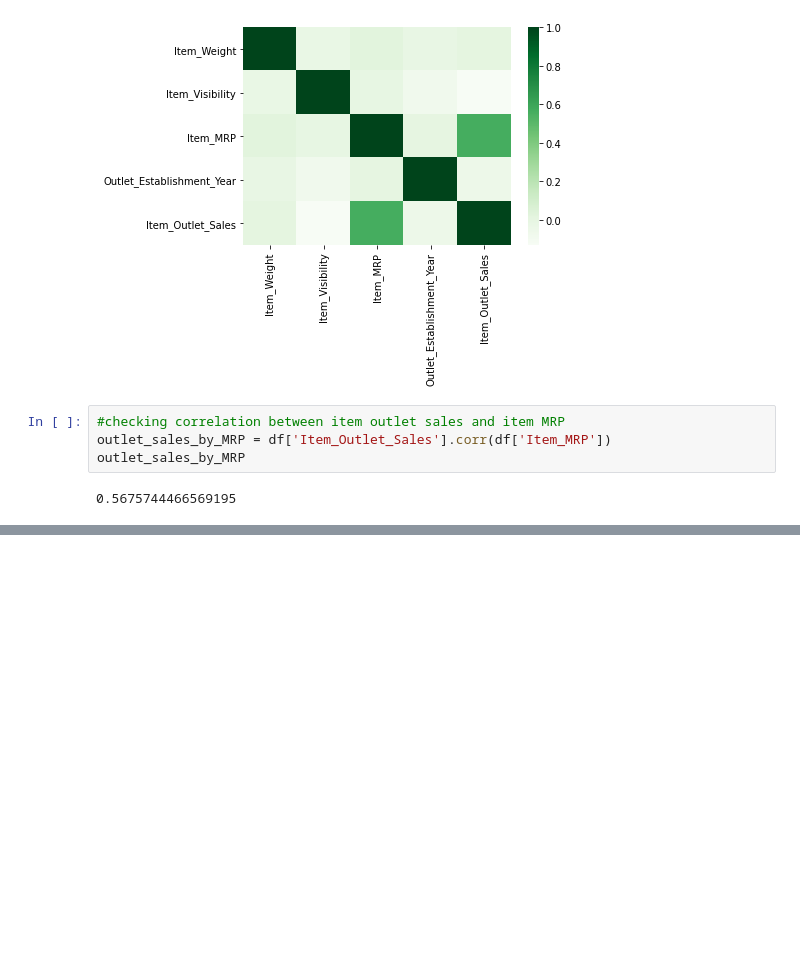
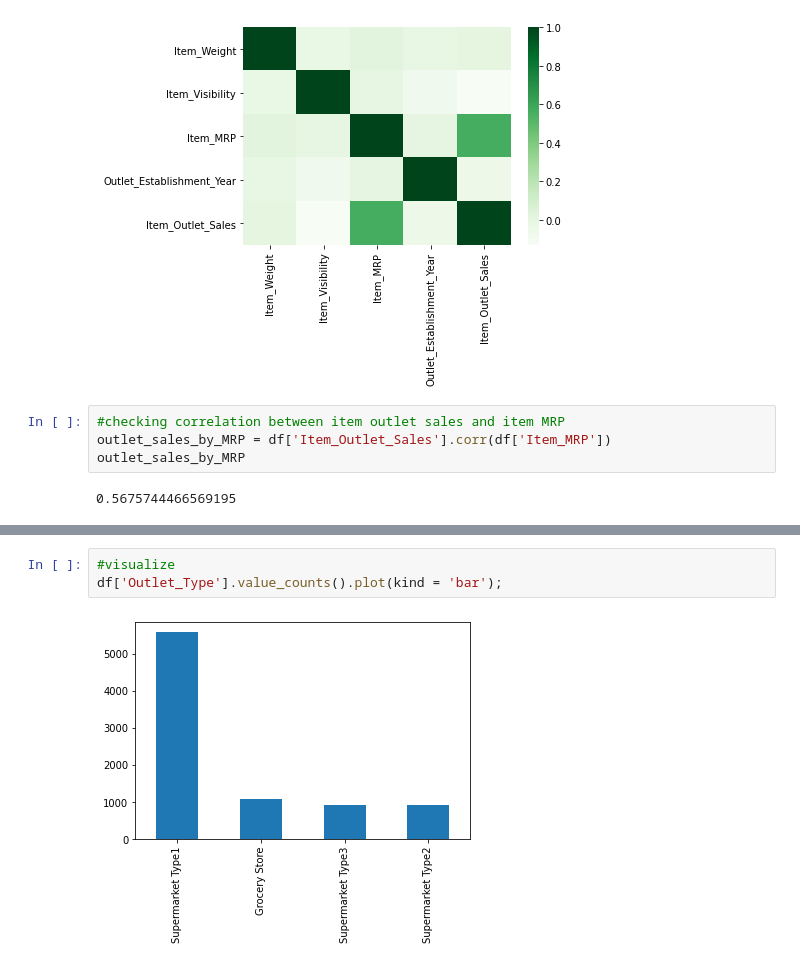
Before and after one commit to v-3sg/sales_predictions, a Jupyter notebook: sales_predictions.ipynb, the cells around one changed output, grey strips where cells are left out. Drawn from its saved outputs; the diff is of its cells as text; blank space fills up the shorter version.

```diff
--- a/sales_predictions.ipynb
+++ b/sales_predictions.ipynb
@@ -275,0 +364,5 @@ outlet_sales_by_MRP
+# %%
+#visualize
+df['Outlet_Type'].value_counts().plot(kind = 'bar');
+# %% [output]
+[figure, added]
```
Also changed, not shown: parts of 12 cells of this notebook.
